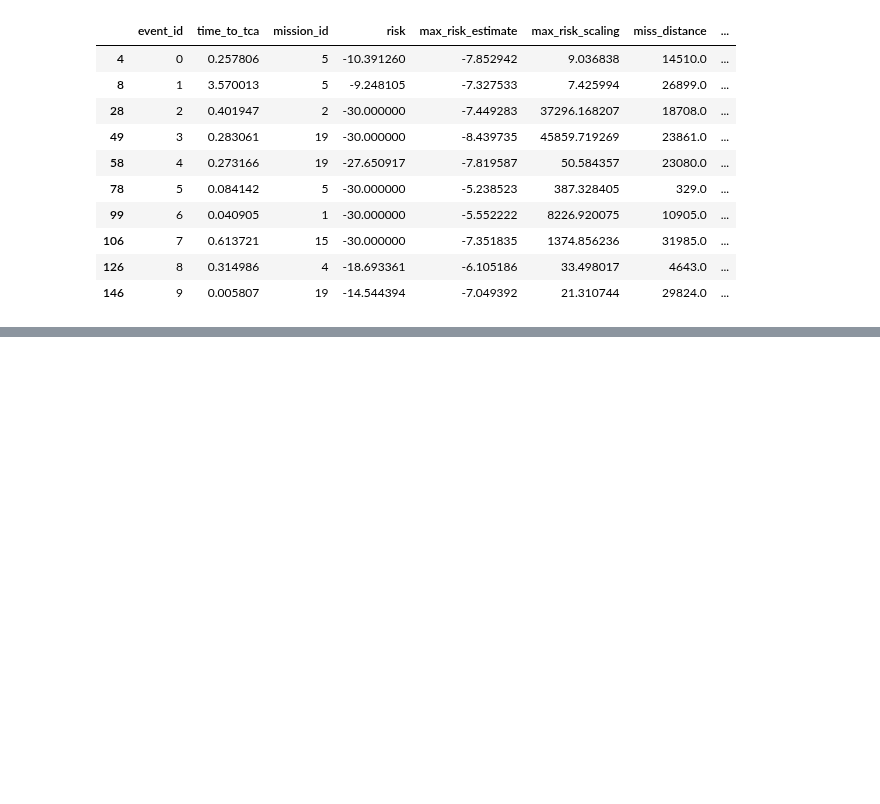
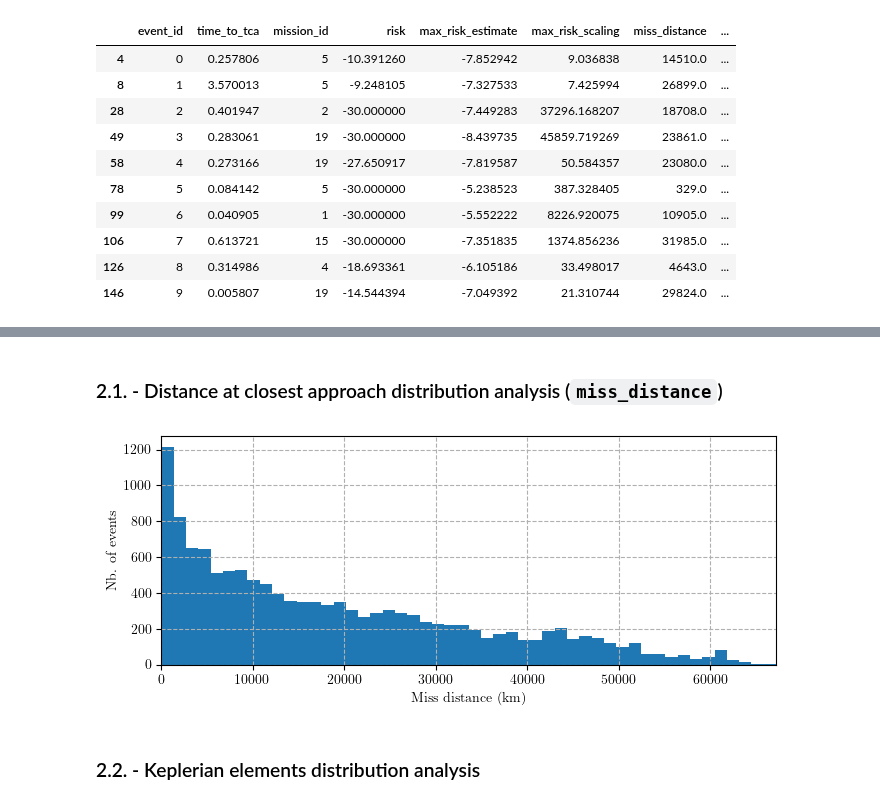
Before and after one commit to JJavierRosales/scapy, a Jupyter notebook: notebooks/Kelvins - Collision Avoidance Challenge + EDA.ipynb, the cells around one changed output, grey strips where cells are left out. Saved outputs shown, nothing was run; the diff lists cells and outputs as text; code cells hidden in the pictures; blank space fills up the shorter version.

```diff
--- a/notebooks/Kelvins - Collision Avoidance Challenge + EDA.ipynb
+++ b/notebooks/Kelvins - Collision Avoidance Challenge + EDA.ipynb
@@ -194 +217,25 @@ Once the subset `df_lastCDM` is obtained from the origin datasets, the histogram
+# %% [markdown]
+### 2.1. - Distance at closest approach distribution analysis (`miss_distance`)
+# %%
+# Import matplotlib library to create plots
+%matplotlib inline
+from matplotlib import rc
+import matplotlib.pyplot as plt
+
+# Set rendering parameters to use TeX font.
+rc('font', **{'family': 'serif', 'serif': ['Computer Modern']})
+rc('text', usetex=True)
+
+# Plot histogram of miss_distance
+plt.figure(figsize=(7,3), layout='tight')
+plt.hist(df_lastCDM['miss_distance'], bins = 50)
+plt.xlim(0, df_lastCDM['miss_distance'].max())
+plt.ylabel(r'Nb. of events')
+plt.xlabel(r'Miss distance (km)')
+plt.grid(True, linestyle='--')
+plt.show()
+# %% [output]
+[figure, added]
+# %% [markdown]
+### 2.2. - Keplerian elements distribution analysis
 # %%
```
Also changed, not shown: parts of 15 cells of this notebook.
